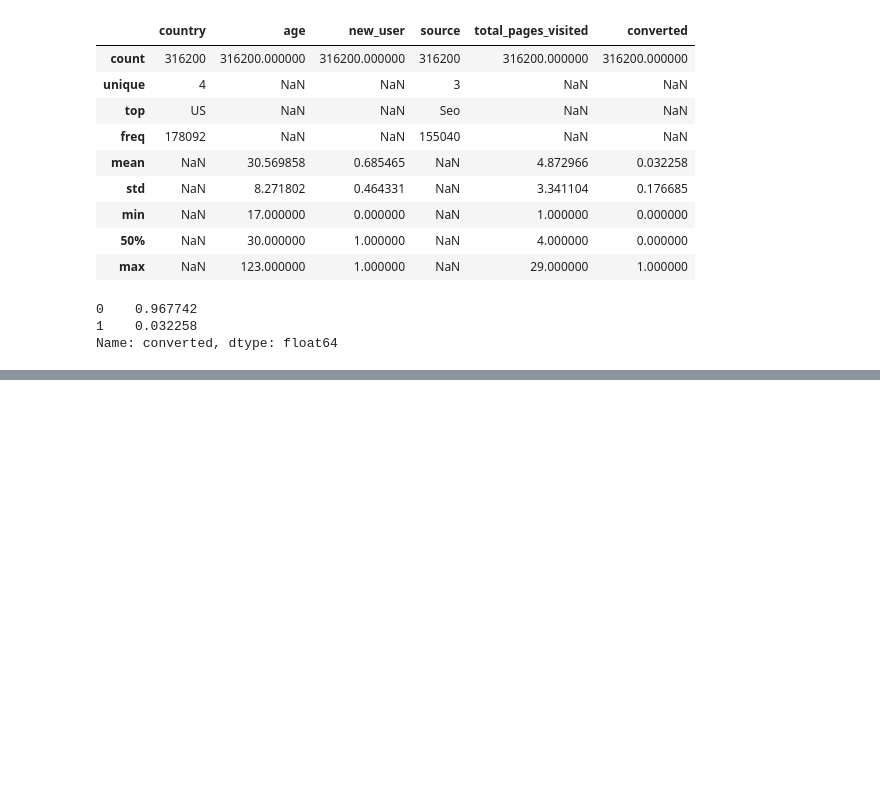
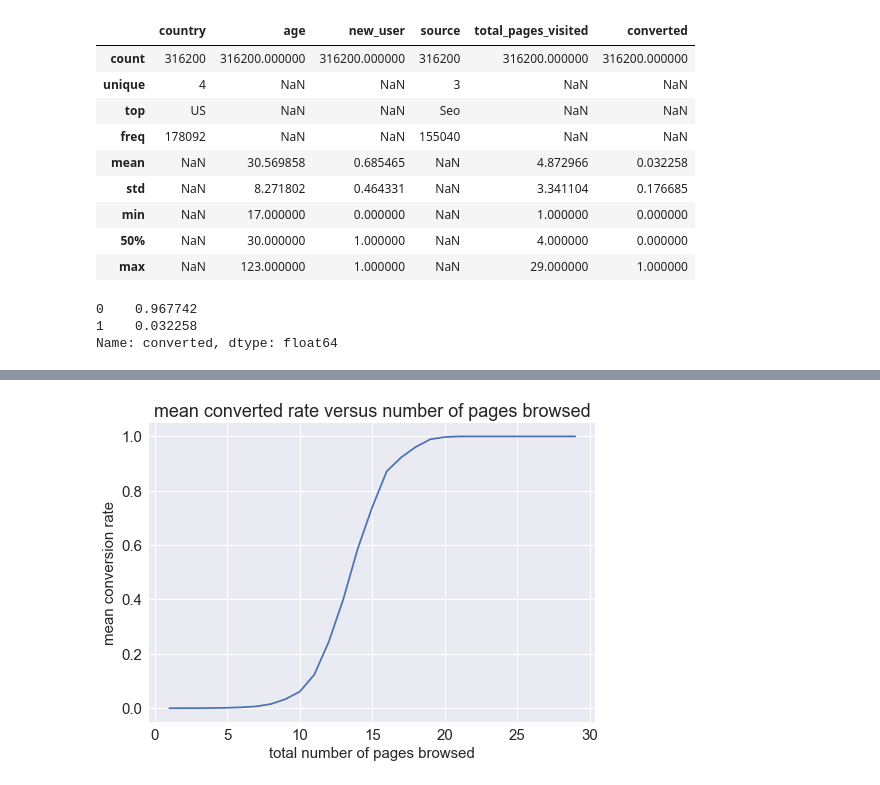
Before and after one commit to mizhazha/insight_data_challenge, a Jupyter notebook: challenge3/data_challenge_3.ipynb, the cells around one changed output, grey strips where cells are left out. Saved outputs shown, nothing was run; the diff lists cells and outputs as text; code cells hidden in the pictures; blank space fills up the shorter version.

```diff
--- a/challenge3/data_challenge_3.ipynb
+++ b/challenge3/data_challenge_3.ipynb
@@ -51,0 +62,9 @@ plt.plot(proportion_ages['converted'])
+# %%
+proportion_pages = raw_data.groupby('total_pages_visited')[['converted']].mean()
+plt.plot(proportion_pages['converted'])
+plt.title('mean converted rate versus number of pages browsed')
+plt.xlabel('total number of pages browsed', size = 15)
+plt.ylabel('mean conversion rate', size = 15)
+plt.tick_params(labelsize=15)
+# %% [output]
+[figure, added]
```
Also changed, not shown: parts of 14 cells of this notebook.
